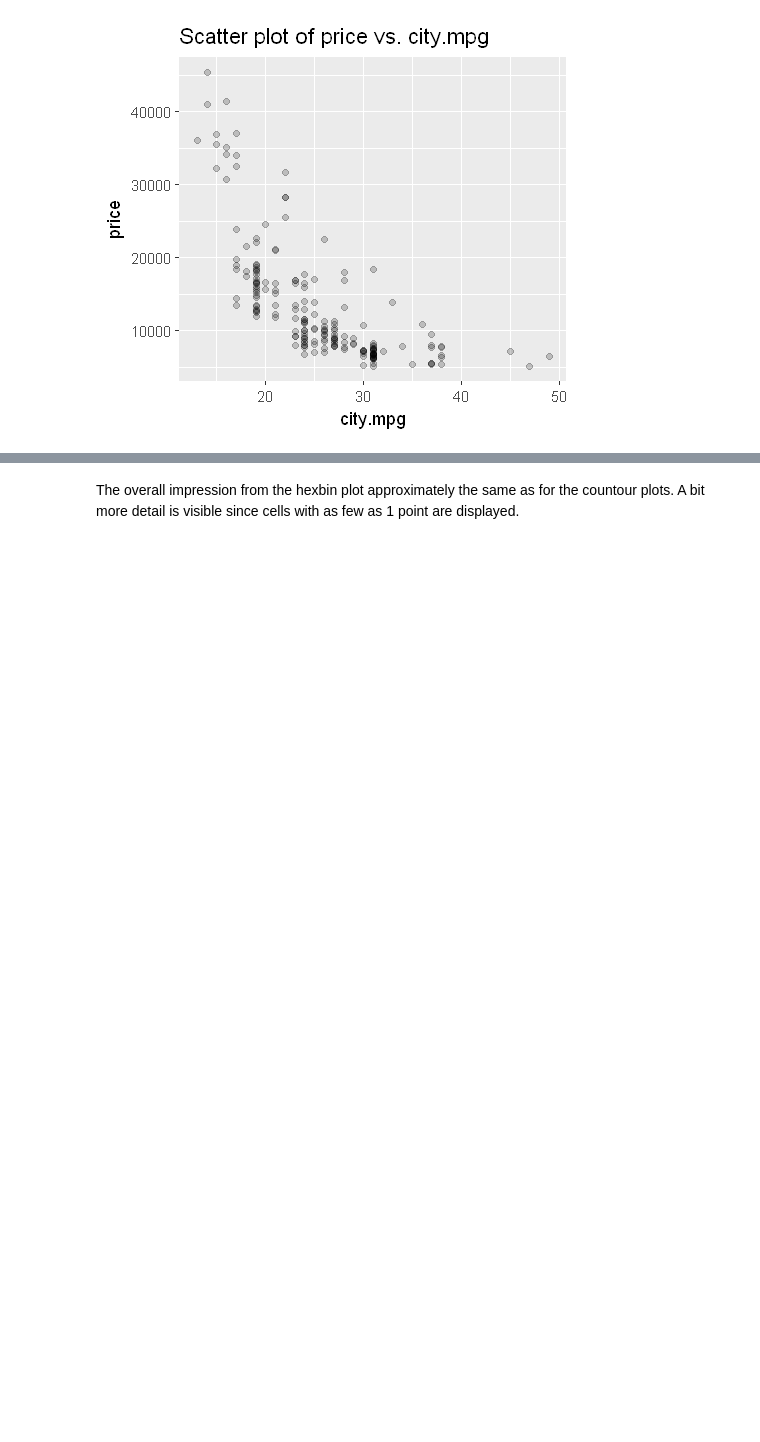
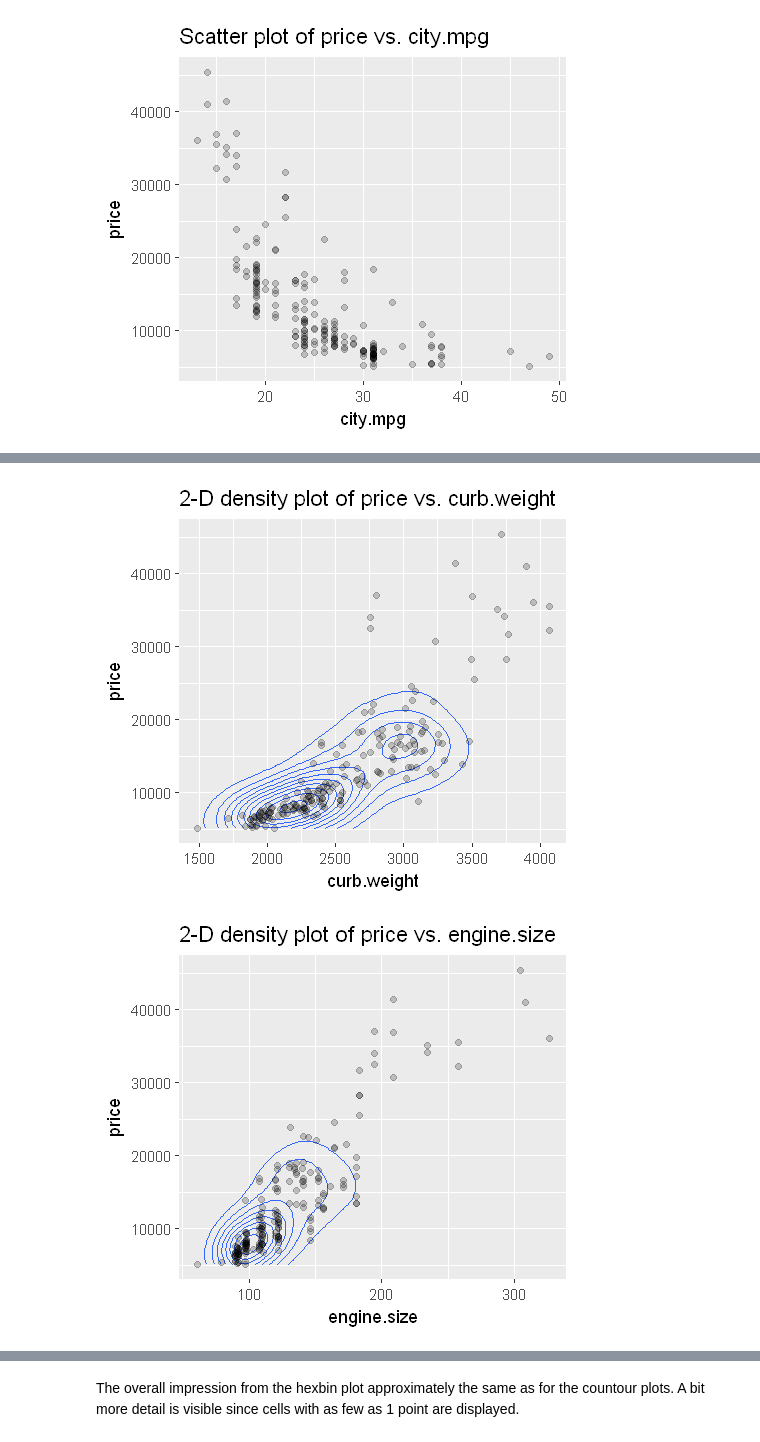
Before and after one commit to vijayraavi/Principles-of-Machine-Learning-R, a Jupyter notebook: Module2/VisualizingDataForRegression.ipynb, the cells around one changed output, grey strips where cells are left out. Drawn from its saved outputs; the diff is of its cells as text; code cells hidden in the pictures; blank space fills up the shorter version.

Commit message:
Visualizing for regression notebook is content complete

```diff
--- a/Module2/VisualizingDataForRegression.ipynb
+++ b/Module2/VisualizingDataForRegression.ipynb
@@ -430,0 +422,16 @@ plot_desity_2d(auto_prices, num_cols)
+# %%
+plot_2density = function(df, cols, col_y = 'price', alpha = 1.0){
+    options(repr.plot.width=4, repr.plot.height=3.5) # Set the initial plot area dimensions
+    for(col in cols){
+        p = ggplot(df, aes_string(col, col_y)) +
+                   geom_density_2d() +
+                   geom_point(alpha = alpha) +
+                   ggtitle(paste('2-D density plot of', col_y, 'vs.', col))
+        print(p)
+    }
+}
+
+plot_2density(auto_prices, numcols, alpha = 0.2)
+# %% [output]
+[figure, added]
+[figure, added]
```
Also changed, not shown: parts of 33 cells of this notebook.
